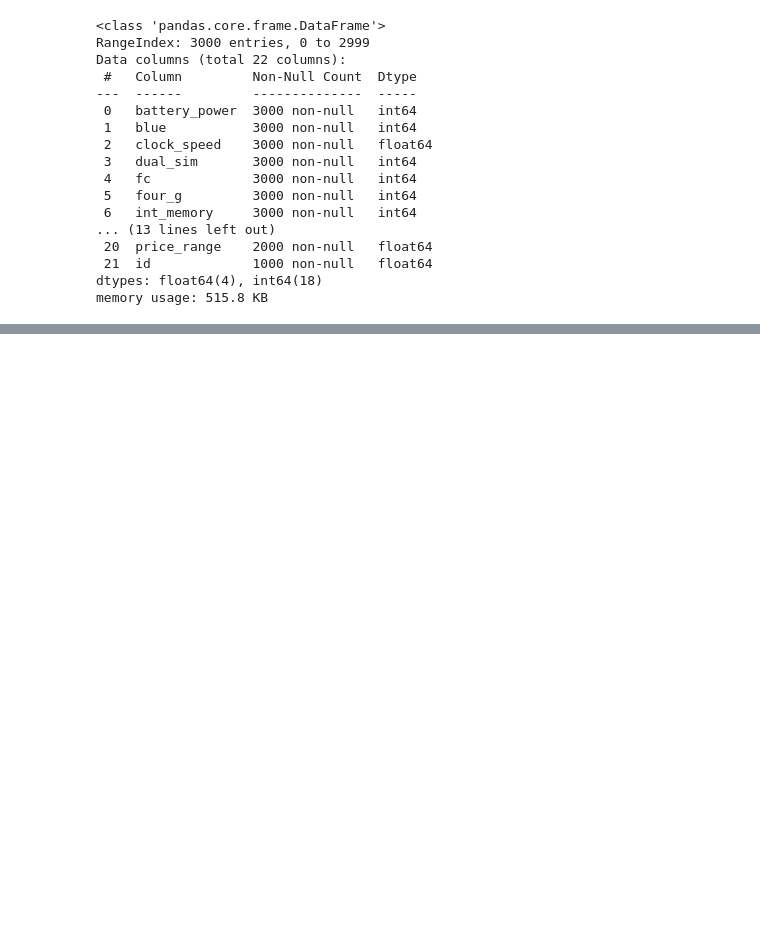
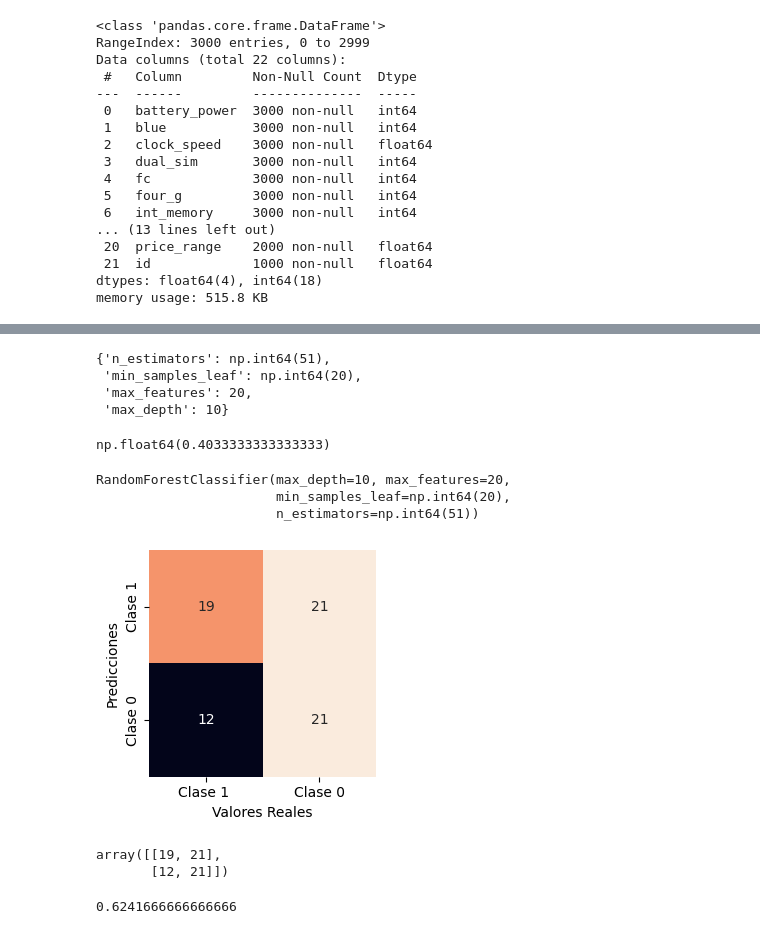
Before and after one commit to 4GeeksAcademy/app_Flask, a Jupyter notebook: src/explore.ipynb, the cells around one changed output, grey strips where cells are left out. Cells and saved outputs as stored; diff of their text form; code cells hidden in the pictures; blank space fills up the shorter version.

```diff
--- a/src/explore.ipynb
+++ b/src/explore.ipynb
@@ -246,6 +131,6 @@ X_test_sel.head()
 # %%
-from sklearn.tree import DecisionTreeRegressor
+from sklearn.ensemble import RandomForestClassifier
 
-model = DecisionTreeRegressor()
+model = RandomForestClassifier(random_state = 42)
 model.fit(X_train, y_train)
 # %% [output]
@@ -345,0 +180,18 @@ with open("modelo_flask.sav", "wb") as file:
+# %%
+from sklearn.model_selection import GridSearchCV, RandomizedSearchCV
+#Espacio de búsqueda de cada hiperparámetro para random forest
+rf_grid = {"n_estimators": np.arange(50,100),
+           "max_depth": [None,10,15,20,30],
+           "min_samples_leaf": np.arange(5, 30, 5),
+           "max_features": [10,15,20,"sqrt", "auto"]}
+
+# Búsqueda por validación cruzada para random forest
+rs_model = RandomizedSearchCV(RandomForestClassifier(),
+                              param_distributions =rf_grid,
+                              scoring    = 'accuracy',
+                              n_iter= 10,
+                              cv=5,
+                              n_jobs=None,
+                              verbose=False)
+
+rs_model.fit(X_train, y_train)
@@ -345,0 +225,50 @@ with open("modelo_flask.sav", "wb") as file:
+# %%
+rs_model.best_params_
+# %% [output]
+{'n_estimators': np.int64(51),
+ 'min_samples_leaf': np.int64(20),
+ 'max_features': 20,
+ 'max_depth': 10}
+# %%
+rs_model.best_score_
+# %% [output]
+np.float64(0.4033333333333333)
+# %%
+rf_ideal_model = RandomForestClassifier(**rs_model.best_params_)
+
+rf_ideal_model.fit(X_train, y_train)
+# %% [output]
+RandomForestClassifier(max_depth=10, max_features=20,
+                       min_samples_leaf=np.int64(20),
+                       n_estimators=np.int64(51))
+# %%
+y_preds = rf_ideal_model.predict(X_test)
+y_preds_train = rf_ideal_model.predict(X_train)
+# %%
+from sklearn.metrics import confusion_matrix
+
+cm = confusion_matrix(y_test, y_preds,labels=[1, 0])
+
+# Dibujaremos esta matriz para hacerla más visual
+cm_df = pd.DataFrame(cm, index=["Clase 1", "Clase 0"],
+                     columns=["Clase 1 ", "Clase 0"])
+
+plt.figure(figsize = (3, 3))
+sns.heatmap(cm_df, annot=True, fmt="d", cbar=False)
+plt.xlabel("Valores Reales")
+plt.ylabel("Predicciones")
+plt.tight_layout()
+
+plt.show()
+# %% [output]
+[figure, added]
+# %%
+confusion_matrix(y_test, y_preds, labels=[1, 0])
+# %% [output]
+array([[19, 21],
+       [12, 21]])
+# %%
+from sklearn.metrics import accuracy_score
+accuracy_score(y_train, y_preds_train)
+# %% [output]
+0.6241666666666666
```
Also changed, not shown: parts of 34 cells of this notebook, 52 other files.
